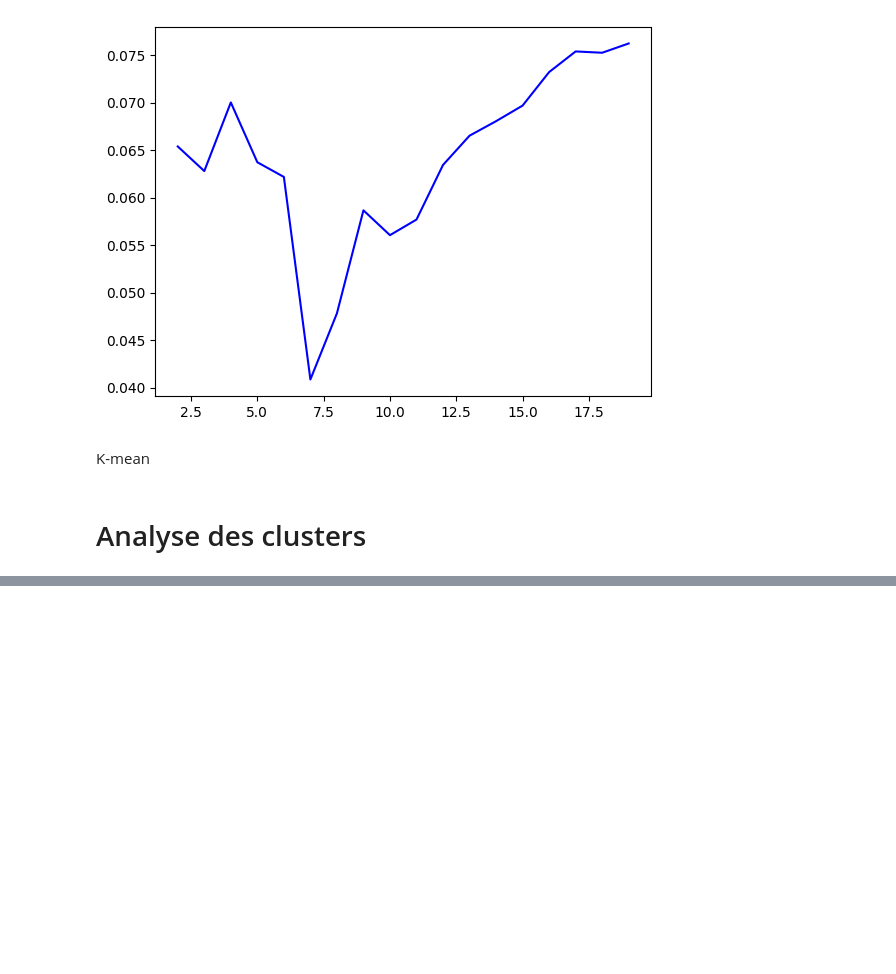
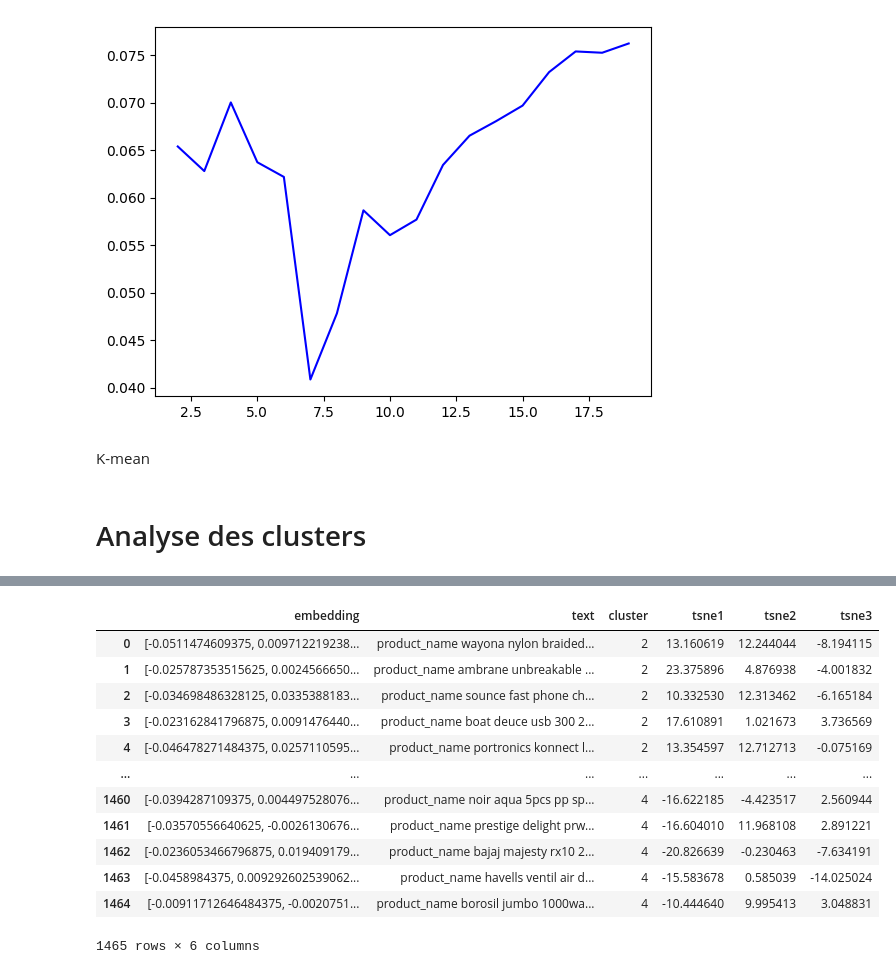
Before and after one commit to jawad-chemaou/quantum-black-hackathon, a Jupyter notebook: data_clustering/clustering_with_full_line_embedding.ipynb, the cells around one changed output, grey strips where cells are left out. Saved outputs shown, nothing was run; the diff lists cells and outputs as text; code cells hidden in the pictures; blank space fills up the shorter version.

```diff
--- a/data_clustering/clustering_with_full_line_embedding.ipynb
+++ b/data_clustering/clustering_with_full_line_embedding.ipynb
@@ -149,0 +150,16 @@ plt.show()
+# %%
+df
+# %% [output]
+|  | embedding | text | cluster | tsne1 | tsne2 | tsne3 |
+| 0 | [-0.0511474609375, 0.009712219238... | product_name wayona nylon braided... | 2 | 13.160619 | 12.244044 | -8.194115 |
+| 1 | [-0.025787353515625, 0.0024566650... | product_name ambrane unbreakable ... | 2 | 23.375896 | 4.876938 | -4.001832 |
+| 2 | [-0.034698486328125, 0.0335388183... | product_name sounce fast phone ch... | 2 | 10.332530 | 12.313462 | -6.165184 |
+| 3 | [-0.023162841796875, 0.0091476440... | product_name boat deuce usb 300 2... | 2 | 17.610891 | 1.021673 | 3.736569 |
+| 4 | [-0.046478271484375, 0.0257110595... | product_name portronics konnect l... | 2 | 13.354597 | 12.712713 | -0.075169 |
+| ... | ... | ... | ... | ... | ... | ... |
+| 1460 | [-0.0394287109375, 0.004497528076... | product_name noir aqua 5pcs pp sp... | 4 | -16.622185 | -4.423517 | 2.560944 |
+| 1461 | [-0.03570556640625, -0.0026130676... | product_name prestige delight prw... | 4 | -16.604010 | 11.968108 | 2.891221 |
+| 1462 | [-0.0236053466796875, 0.019409179... | product_name bajaj majesty rx10 2... | 4 | -20.826639 | -0.230463 | -7.634191 |
+| 1463 | [-0.0458984375, 0.009292602539062... | product_name havells ventil air d... | 4 | -15.583678 | 0.585039 | -14.025024 |
+| 1464 | [-0.00911712646484375, -0.0020751... | product_name borosil jumbo 1000wa... | 4 | -10.444640 | 9.995413 | 3.048831 |
+1465 rows × 6 columns
```
Also changed, not shown: parts of 8 cells of this notebook, 2 other files.
